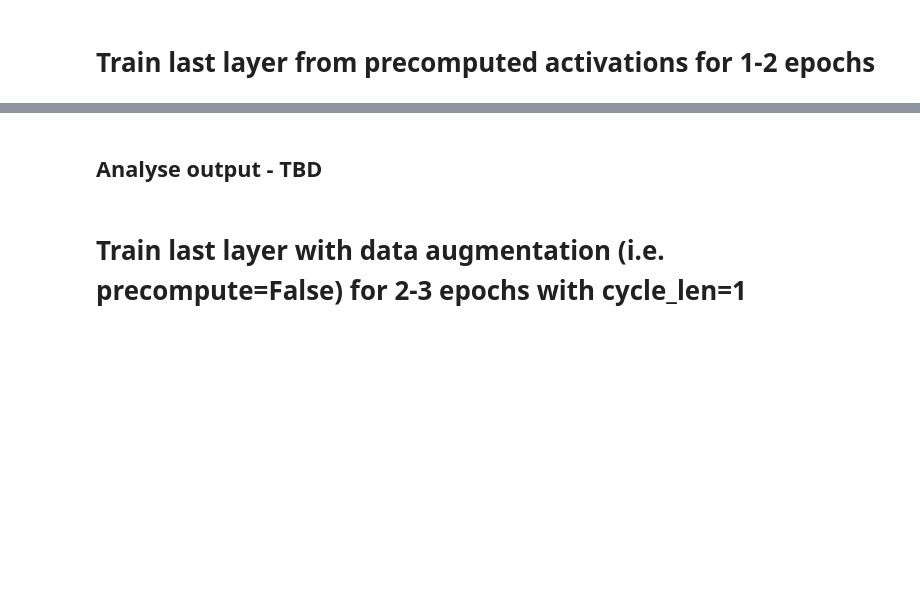
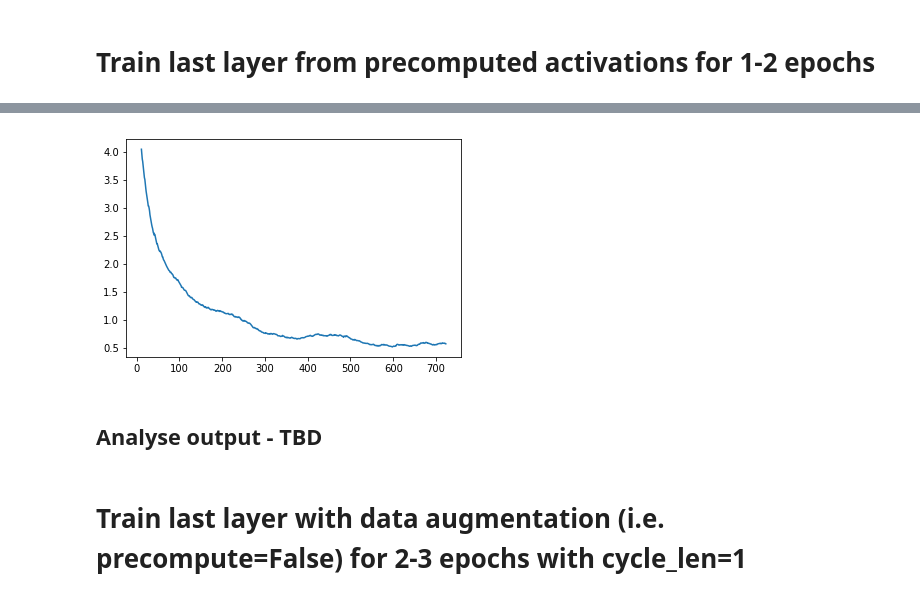
Before and after one commit to synaplasticity/fastai, a Jupyter notebook: courses/dl1/dog-breeds-CNN.ipynb, the cells around one changed output, grey strips where cells are left out. Cells and saved outputs as stored; diff of their text form; code cells hidden in the pictures; blank space fills up the shorter version.

```diff
--- a/courses/dl1/dog-breeds-CNN.ipynb
+++ b/courses/dl1/dog-breeds-CNN.ipynb
@@ -150,7 +199,7 @@ learn.sched.plot()
 # %% [markdown]
 # Train last layer from precomputed activations for 1-2 epochs
 # %%
-learning_rate = 0.01
+learning_rate = 0.1
 # %%
 %time learn.fit(learning_rate, 3)
 # %% [output]
@@ -163,3 +217,7 @@ If you're reading this message in another frontend (for example, a static render
+# %%
+learn.sched.plot_loss()
+# %% [output]
+[figure, added]
 # %% [markdown]
 ## Analyse output - TBD
 # %% [markdown]
```
Also changed, not shown: parts of 67 cells of this notebook.
